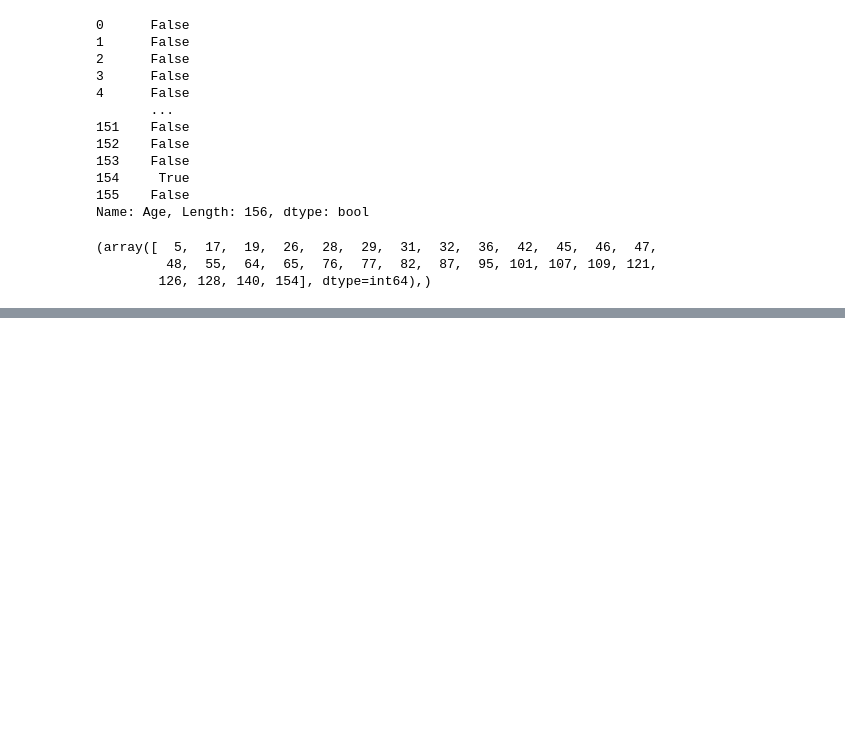
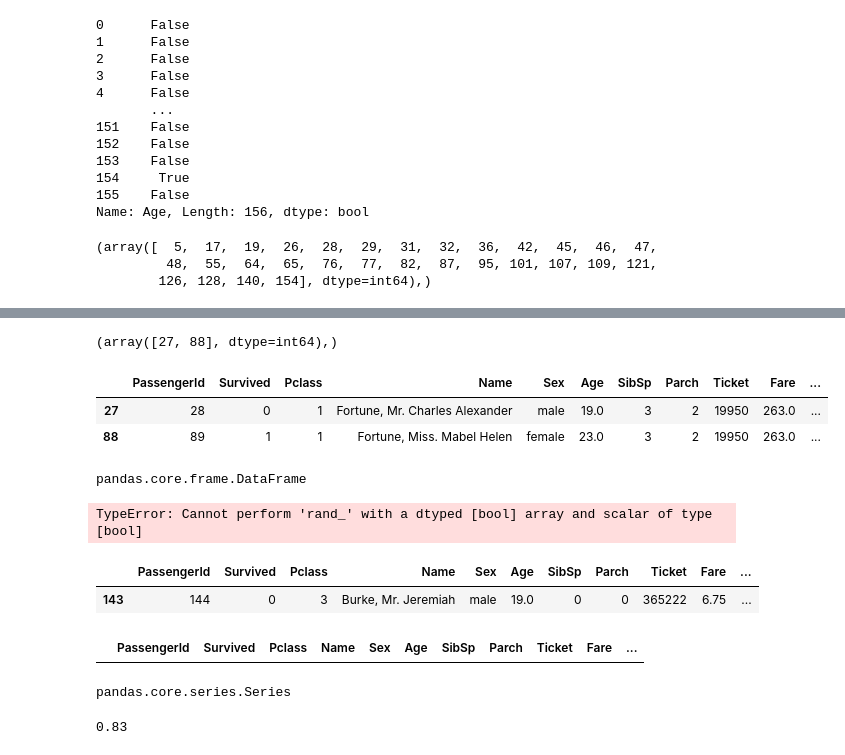
Before and after one commit to vishalgupta50/mlpractice, a Jupyter notebook: Practice/Pandas/pandas3/pandas3_titanic_dataset_analysis.ipynb, the cells around one changed output, grey strips where cells are left out. Cells and saved outputs as stored; diff of their text form; code cells hidden in the pictures; blank space fills up the shorter version.

Commit message:
added some numpy where scenarios

```diff
--- a/Practice/Pandas/pandas3/pandas3_titanic_dataset_analysis.ipynb
+++ b/Practice/Pandas/pandas3/pandas3_titanic_dataset_analysis.ipynb
@@ -448,3 +448,52 @@ titanic_train.iloc[find_null_age]
 | 128 | 129 | 1 | 3 | Peter, Miss. Anna | female | NaN | 1 | 1 | 2668 | 22.3583 | ... |
 | 140 | 141 | 0 | 3 | Boulos, Mrs. Joseph (Sultana) | female | NaN | 0 | 2 | 2678 | 15.2458 | ... |
 | 154 | 155 | 0 | 3 | Olsen, Mr. Ole Martin | male | NaN | 0 | 0 | Fa 265302 | 7.3125 | ... |
+# %%
+# row with maximum fare
+max_fare_row = np.where(titanic_train['Fare'] == max(titanic_train['Fare']))
+max_fare_row
+# %% [output]
+(array([27, 88], dtype=int64),)
+# %%
+max_fare_row = titanic_train.iloc[max_fare_row]
+max_fare_row
+# %% [output]
+|  | PassengerId | Survived | Pclass | Name | Sex | Age | SibSp | Parch | Ticket | Fare | ... |
+| 27 | 28 | 0 | 1 | Fortune, Mr. Charles Alexander | male | 19.0 | 3 | 2 | 19950 | 263.0 | ... |
+| 88 | 89 | 1 | 1 | Fortune, Miss. Mabel Helen | female | 23.0 | 3 | 2 | 19950 | 263.0 | ... |
+# %%
+type(max_fare_row)
+# %% [output]
+pandas.core.frame.DataFrame
+# %%
+# find name and age if fare and age is minimum
+min_age_and_fare = np.where((titanic_train['Age'] == min(titanic_train['Age']) and
+                             (titanic_train['Fare'] == min(titanic_train['Fare']))))
+min_age_and_fare
+# %% [output]
+TypeError: Cannot perform 'rand_' with a dtyped [bool] array and scalar of type [bool]
+# %%
+# find name and age if fare and age is minimum
+min_age_and_fare = titanic_train.iloc[np.where(titanic_train['Age'] == min(titanic_train['Age'])) and np.where(titanic_train['Fare'] == min(titanic_train['Fare']))]
+min_age_and_fare
+# %% [output]
+|  | PassengerId | Survived | Pclass | Name | Sex | Age | SibSp | Parch | Ticket | Fare | ... |
+| 143 | 144 | 0 | 3 | Burke, Mr. Jeremiah | male | 19.0 | 0 | 0 | 365222 | 6.75 | ... |
+# %%
+# find name and age if fare and age is minimum
+b = (titanic_train['Age'] == min(titanic_train['Age'])) & (titanic_train['Fare'] == min(titanic_train['Fare']))
+query_output = titanic_train.iloc[np.where(b)]
+query_output
+# min_age_and_fare = np.where(titanic_train['Age'] > 30 and titanic_train['Fare'] == min(titanic_train['Fare']))
+# min_age_and_fare
+# b
+# %% [output]
+|  | PassengerId | Survived | Pclass | Name | Sex | Age | SibSp | Parch | Ticket | Fare | ... |
+# %%
+type(titanic_train['Age'])
+# %% [output]
+pandas.core.series.Series
+# %%
+min(titanic_train['Age'])
+# %% [output]
+0.83
```
